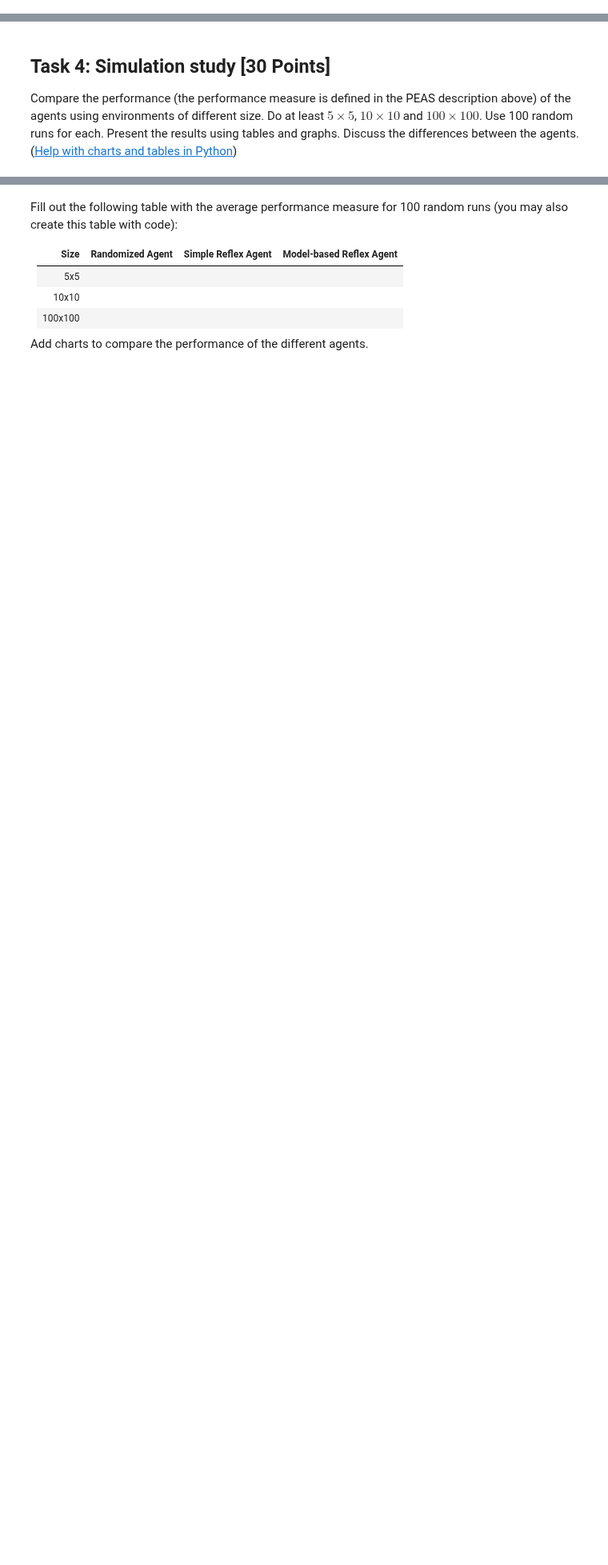
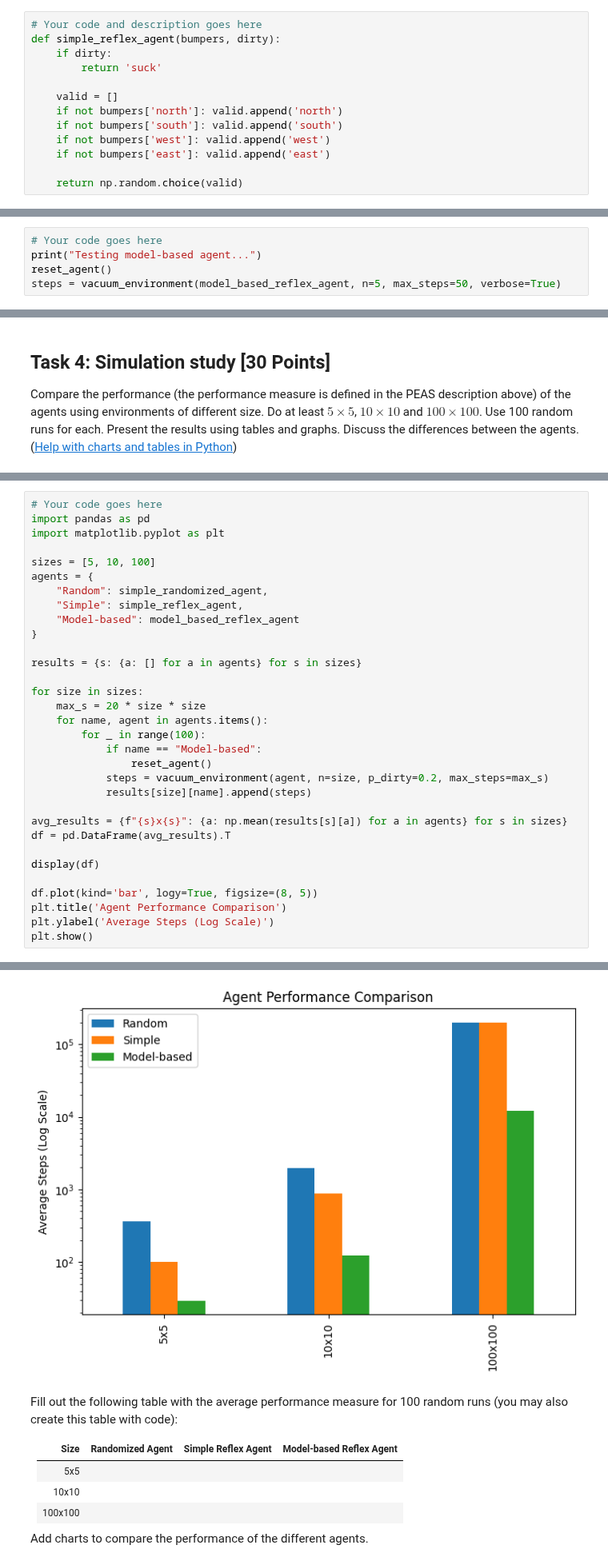
Before and after one commit to npone25/TTNTNC, a Jupyter notebook: lab01 - Agent/robot_vacuum.ipynb, the cells around one changed output, grey strips where cells are left out. Shown at 80% size. Saved outputs shown, nothing was run; the diff lists cells and outputs as text; blank space fills up the shorter version.

Commit message:
Robot hút bụi - Simple Reflex và Model-Based Reflex

```diff
--- a/lab01 - Agent/robot_vacuum.ipynb
+++ b/lab01 - Agent/robot_vacuum.ipynb
@@ -197,3 +254,16 @@ _Note:_ Agents cannot directly use variable in the environment. They only gets t
+# %%
+# Your code and description goes here
+def simple_reflex_agent(bumpers, dirty):
+    if dirty:
+        return 'suck'
+
+    valid = []
+    if not bumpers['north']: valid.append('north')
+    if not bumpers['south']: valid.append('south')
+    if not bumpers['west']: valid.append('west')
+    if not bumpers['east']: valid.append('east')
+
+    return np.random.choice(valid)
 # %% [markdown]
 Show how the agent works with your environment.
 # %%
@@ -214,0 +341,5 @@ Show how the agent works with your environment.
+# %%
+# Your code goes here
+print("Testing model-based agent...")
+reset_agent()
+steps = vacuum_environment(model_based_reflex_agent, n=5, max_steps=50, verbose=True)
@@ -222,0 +370,33 @@ $100 \times 100$. Use 100 random runs for each. Present the results using tables
+# %%
+# Your code goes here
+import pandas as pd
+import matplotlib.pyplot as plt
+
+sizes = [5, 10, 100]
+agents = {
+    "Random": simple_randomized_agent,
+    "Simple": simple_reflex_agent,
+    "Model-based": model_based_reflex_agent
+}
+
+results = {s: {a: [] for a in agents} for s in sizes}
+
+for size in sizes:
+    max_s = 20 * size * size
+    for name, agent in agents.items():
+        for _ in range(100):
+            if name == "Model-based":
+                reset_agent()
+            steps = vacuum_environment(agent, n=size, p_dirty=0.2, max_steps=max_s)
+            results[size][name].append(steps)
+
+avg_results = {f"{s}x{s}": {a: np.mean(results[s][a]) for a in agents} for s in sizes}
+df = pd.DataFrame(avg_results).T
+
+display(df)
+
+df.plot(kind='bar', logy=True, figsize=(8, 5))
+plt.title('Agent Performance Comparison')
+plt.ylabel('Average Steps (Log Scale)')
+plt.show()
+# %% [output]
@@ -223,3 +407,4 @@ $100 \times 100$. Use 100 random runs for each. Present the results using tables
+[figure, added]
 # %% [markdown]
 Fill out the following table with the average performance measure for 100 random runs (you may also create this table with code):
 
```
Also changed, not shown: parts of 25 cells of this notebook.
